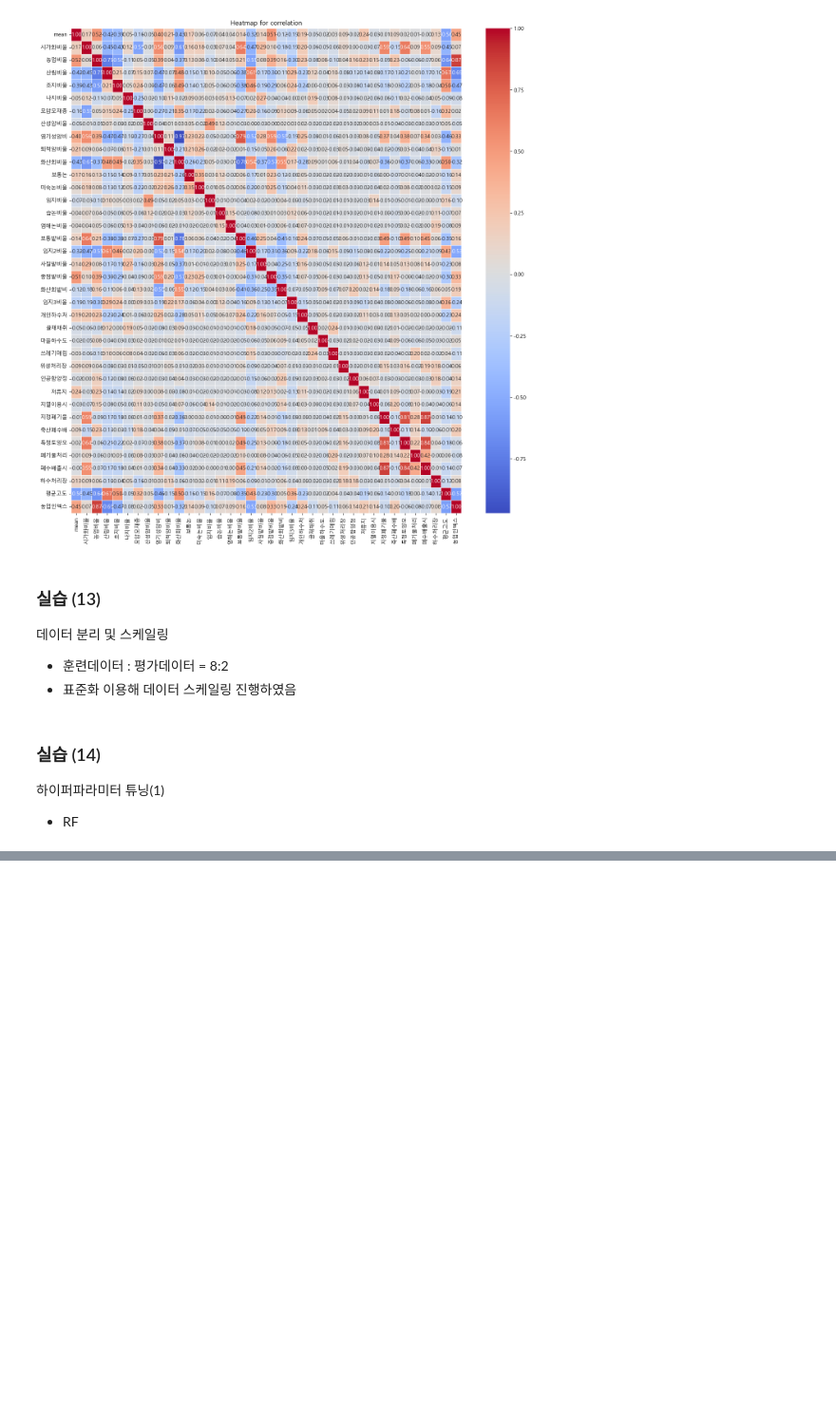
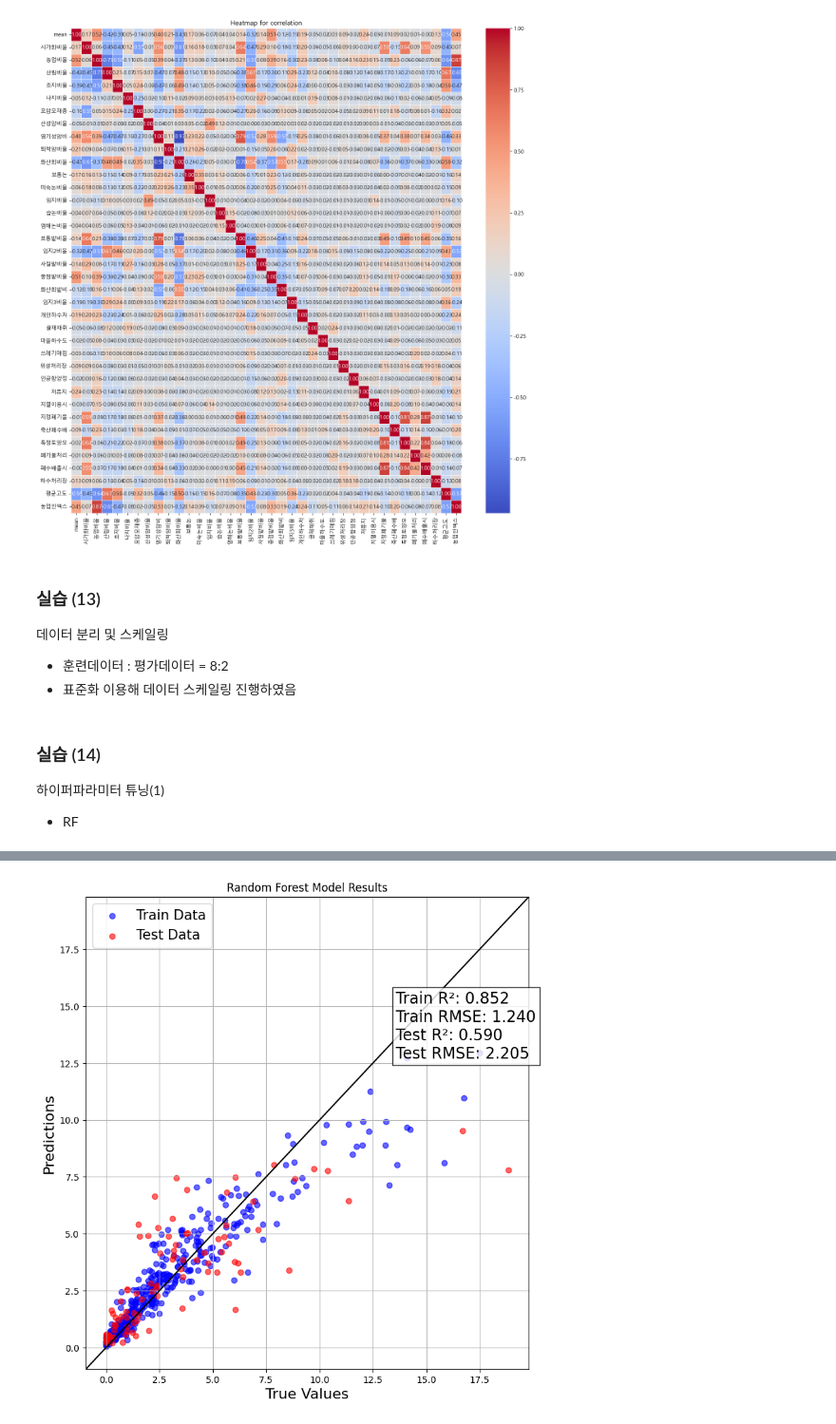
Before and after one commit to kona0107/Python_Projects, a Jupyter notebook: Jeju_Water/ML_practice 11.ipynb, the cells around one changed output, grey strips where cells are left out. Shown at 95% size. Saved outputs shown, nothing was run; the diff lists cells and outputs as text; code cells hidden in the pictures; blank space fills up the shorter version.

Commit message:
Jeju Data result

```diff
--- a/Jeju_Water/ML_practice 11.ipynb
+++ b/Jeju_Water/ML_practice 11.ipynb
@@ -439,0 +543,60 @@ optimizer
+# %%
+# 필요한 라이브러리 임포트
+import matplotlib.pyplot as plt
+from sklearn.metrics import r2_score, mean_squared_error
+from math import sqrt
+
+# 그래프 시각화 함수 정의
+def graph_rf(model, title, x_train, x_test, y_train, y_test):
+    # 모델 예측
+    y_pred_train = model.predict(x_train)
+    y_pred_test = model.predict(x_test)
+
+    # R² 및 RMSE 계산
+    r2_train = round(r2_score(y_train, y_pred_train), 3)
+    rmse_train = round(sqrt(mean_squared_error(y_train, y_pred_train)), 3)
+
+    r2_test = round(r2_score(y_test, y_pred_test), 3)
+    rmse_test = round(sqrt(mean_squared_error(y_test, y_pred_test)), 3)
+
+    # Axes 객체 생성
+    fig, ax = plt.subplots(figsize=(8, 8))
+
+    # 훈련 데이터 산포도
+    ax.scatter(y_train, y_pred_train, color='blue', label='Train Data', alpha=0.6)
+
+    # 테스트 데이터 산포도
+    ax.scatter(y_test, y_pred_test, color='red', label='Test Data', alpha=0.6)
+
+    # x, y축 범위 일치 및 여백 추가
+    max_val = max(y_train.max(), y_test.max(), y_pred_train.max(), y_pred_test.max())
+    min_val = min(y_train.min(), y_test.min(), y_pred_train.min(), y_pred_test.min())
+    margin = (max_val - min_val) * 0.05  # 최대값에 대한 여백
+
+    ax.set_xlim(min_val - margin, max_val + margin)
+    ax.set_ylim(min_val - margin, max_val + margin)
+
+    # y=x 선 설정
+    ax.plot([min_val - margin, max_val + margin], [min_val - margin, max_val + margin], 'k-', linewidth=1.5)
+
+    # 그래프 설정
+    ax.set_xlabel('True Values', fontsize=16)
+    ax.set_ylabel('Predictions', fontsize=16)
+    ax.legend(fontsize=15)
+    ax.grid()
+
+    # 성능 지표 텍스트로 출력
+    ax.text(0.70, 0.8, f'Train R²: {r2_train:.3f}\nTrain RMSE: {rmse_train:.3f}\n'
+                       f'Test R²: {r2_test:.3f}\nTest RMSE: {rmse_test:.3f}',
+            transform=ax.transAxes, fontsize=17, verticalalignment='top',
+            bbox=dict(facecolor='white', alpha=0.8, edgecolor='black'))
+
+    # 그래프 표시
+    plt.tight_layout()  # 그래프 레이아웃 자동 조정
+    plt.title(title)
+    plt.show()          # 그래프 창이 닫히지 않도록 설정
+
+# RF 모델 결과 시각화
+graph_rf(RF_model, "Random Forest Model Results", x_train_scale, x_test_scale, y_train, y_test)
+# %% [output]
+[figure, added]
```
Also changed, not shown: parts of 7 cells of this notebook.
